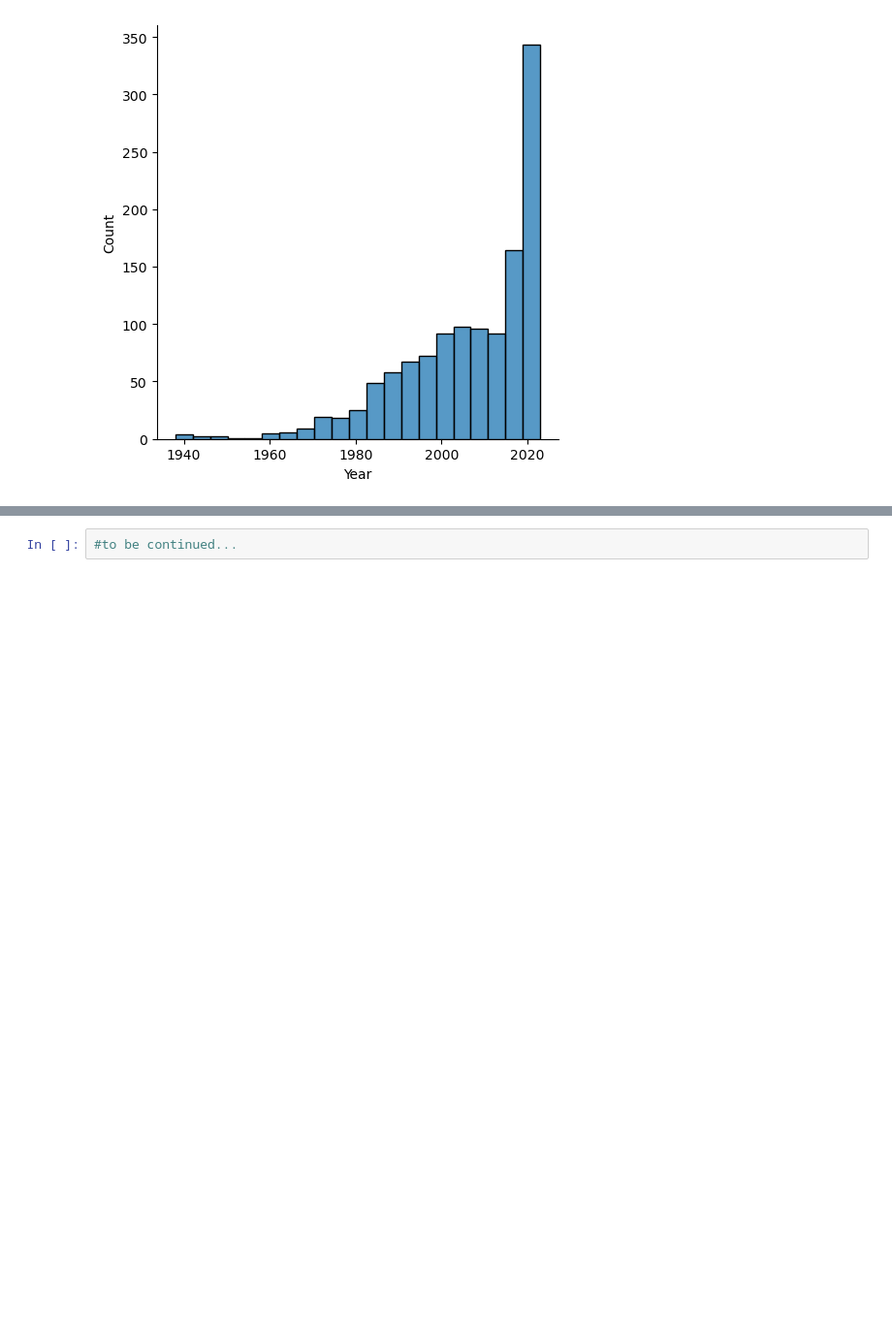
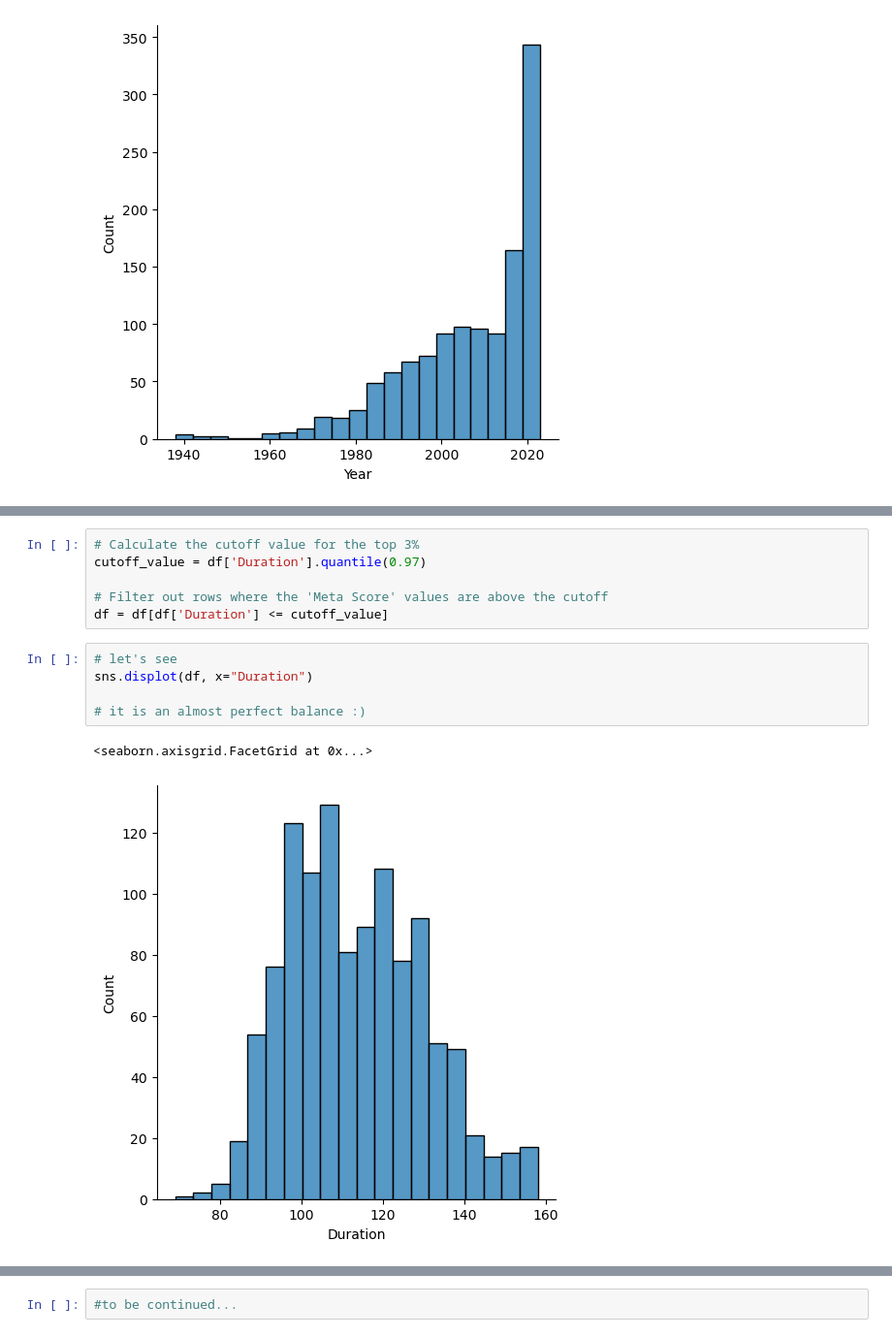
Before and after one commit to crypt0kitik/Introduction-to-Machine-Learning-Methods, a Jupyter notebook: Exercise1_LinearRegression/Linear_regresssion.ipynb, the cells around one changed output, grey strips where cells are left out. Shown: that part at 97% size. Saved outputs shown, nothing was run; the diff lists cells and outputs as text; blank space fills up the shorter version.

```diff
--- a/Exercise1_LinearRegression/Linear_regresssion.ipynb
+++ b/Exercise1_LinearRegression/Linear_regresssion.ipynb
@@ -370,0 +387,14 @@ sns.displot(df, x="Year")
+# %%
+# Calculate the cutoff value for the top 3%
+cutoff_value = df['Duration'].quantile(0.97)
+
+# Filter out rows where the 'Meta Score' values are above the cutoff
+df = df[df['Duration'] <= cutoff_value]
+# %%
+# let's see
+sns.displot(df, x="Duration")
+
+# it is an almost perfect balance :)
+# %% [output]
+<seaborn.axisgrid.FacetGrid at 0x...>
+[figure, added]
```
Also changed, not shown: parts of 7 cells of this notebook.
